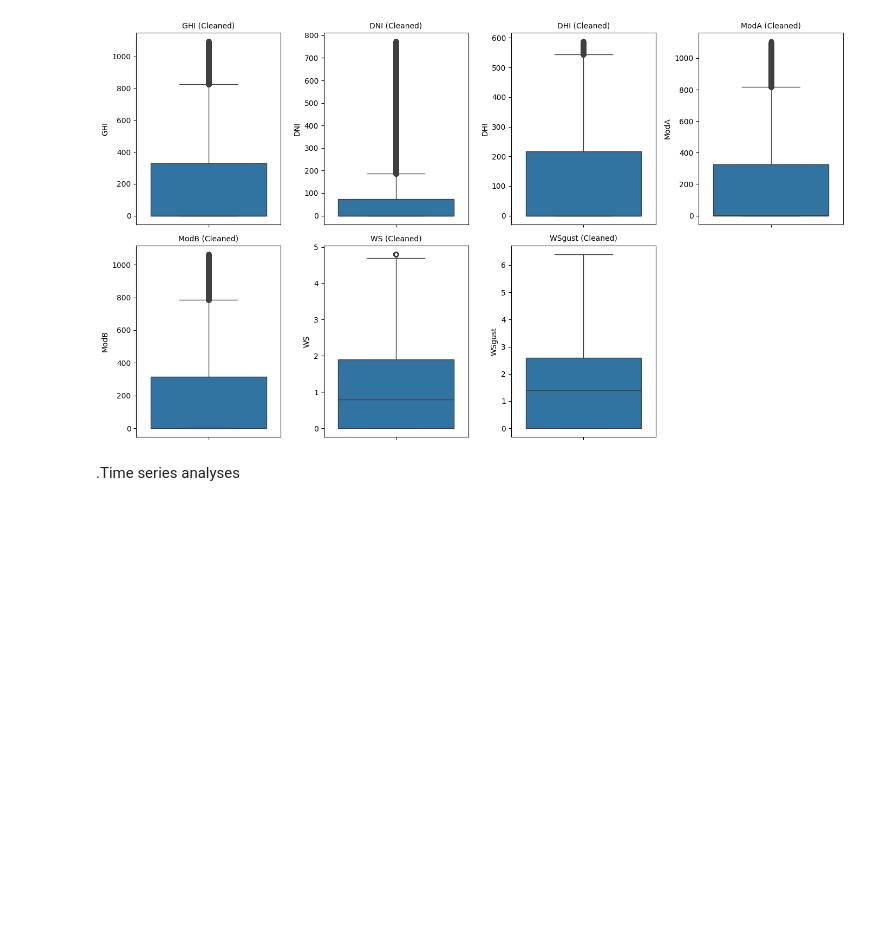
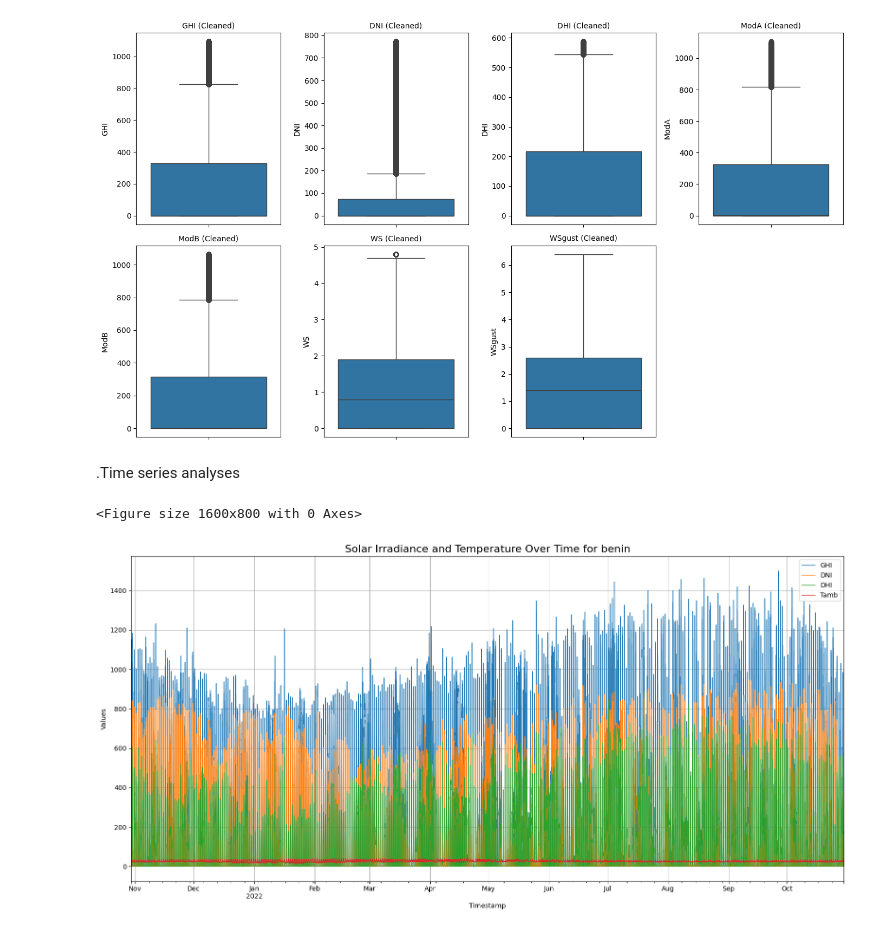
Before and after one commit to Filimon-H/Moonlight-Solar-Farm-Analysis, a Jupyter notebook: notebooks/sierraleone_EDA.ipynb, the cells around one changed output. Cells and saved outputs as stored; diff of their text form; code cells hidden in the pictures; blank space fills up the shorter version.

Commit message:
●	Time Series Analysis

```diff
--- a/notebooks/sierraleone_EDA.ipynb
+++ b/notebooks/sierraleone_EDA.ipynb
@@ -282,3 +282,20 @@ df = df.sort_values('Timestamp')
 
 # Set as index (makes time series plotting easier)
 df.set_index('Timestamp', inplace=True)
+# %%
+# Create a multi-line plot
+plt.figure(figsize=(16, 8))
+
+# Plot each variable
+df[['GHI', 'DNI', 'DHI', 'Tamb']].plot(figsize=(16, 8), linewidth=1)
+
+plt.title("Solar Irradiance and Temperature Over Time for benin", fontsize=16)
+plt.ylabel("Values")
+plt.xlabel("Timestamp")
+plt.grid(True)
+plt.legend(loc='upper right')
+plt.tight_layout()
+plt.show()
+# %% [output]
+<Figure size 1600x800 with 0 Axes>
+[figure, added]
```
Also changed, not shown: parts of 3 cells of this notebook.
